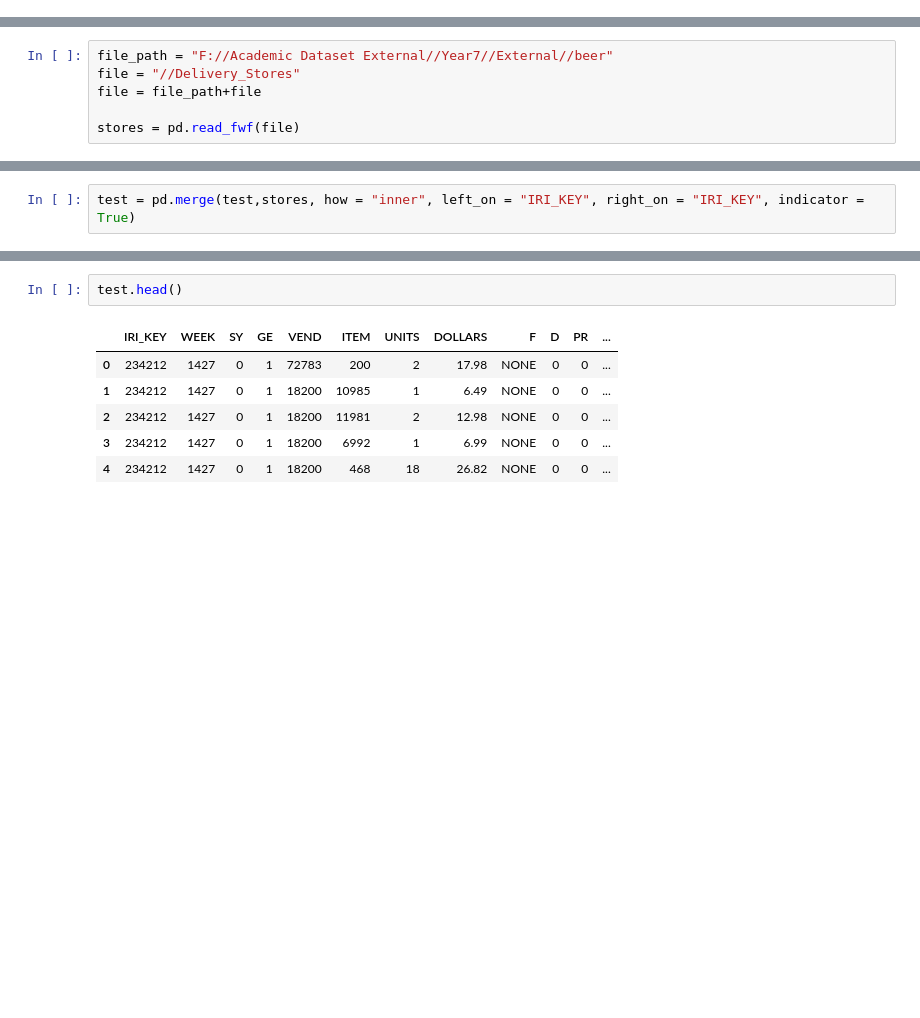
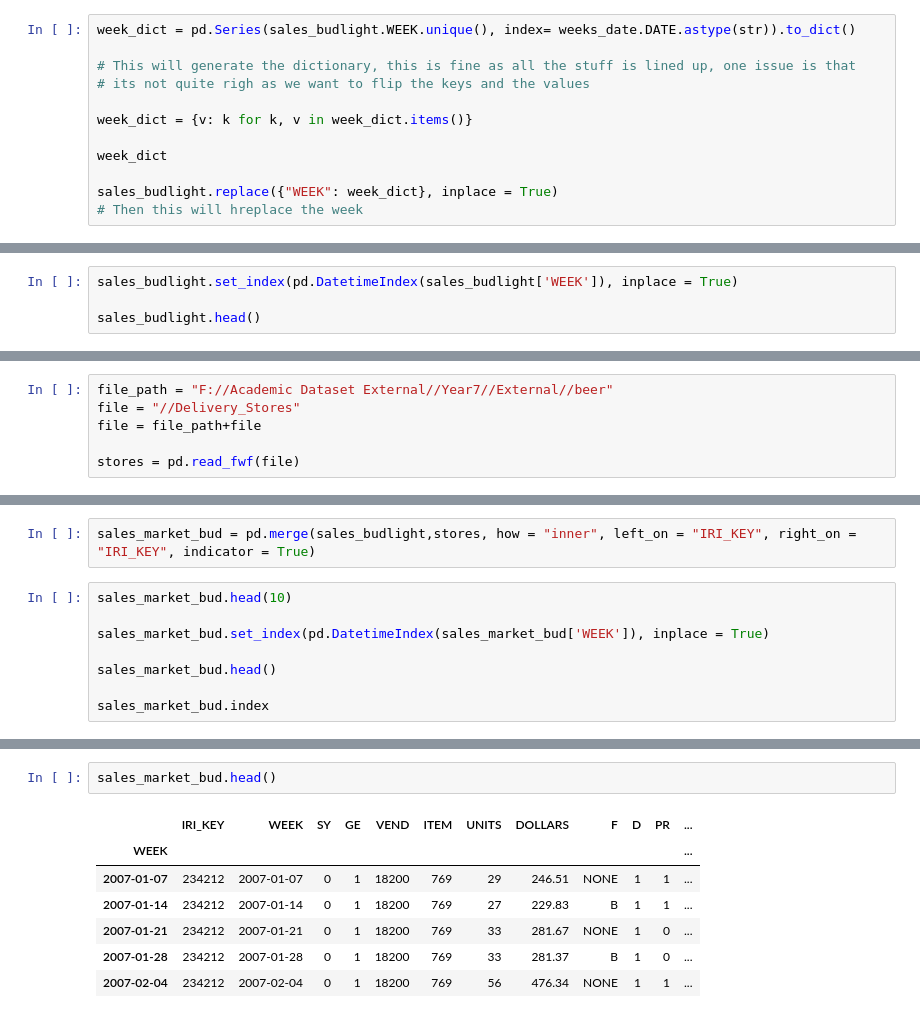
Before and after one commit to mwaugh0328/Data_Bootcamp_Fall_2017, a Jupyter notebook: data_bootcamp_1211/IRI_price_data.ipynb, the cells around one changed output, grey strips where cells are left out. Saved outputs shown, nothing was run; the diff lists cells and outputs as text; blank space fills up the shorter version.

```diff
--- a/data_bootcamp_1211/IRI_price_data.ipynb
+++ b/data_bootcamp_1211/IRI_price_data.ipynb
@@ -43 +276,13 @@ test[test.ITEM == 8337]
+# %%
+week_dict = pd.Series(sales_budlight.WEEK.unique(), index= weeks_date.DATE.astype(str)).to_dict()
+
+# This will generate the dictionary, this is fine as all the stuff is lined up, one issue is that
+# its not quite righ as we want to flip the keys and the values
+
+week_dict = {v: k for k, v in week_dict.items()}
+
+week_dict
+
+sales_budlight.replace({"WEEK": week_dict}, inplace = True)
+# Then this will hreplace the week
 # %%
@@ -51,0 +299,4 @@ test.head()
+# %%
+sales_budlight.set_index(pd.DatetimeIndex(sales_budlight['WEEK']), inplace = True)
+
+sales_budlight.head()
@@ -164,2 +425,10 @@ beer[beer.L5 == 'BUD LIGHT']
 # %%
-test = pd.merge(test,stores, how = "inner", left_on = "IRI_KEY", right_on = "IRI_KEY", indicator = True)
+sales_market_bud = pd.merge(sales_budlight,stores, how = "inner", left_on = "IRI_KEY", right_on = "IRI_KEY", indicator = True)
+# %%
+sales_market_bud.head(10)
+
+sales_market_bud.set_index(pd.DatetimeIndex(sales_market_bud['WEEK']), inplace = True)
+
+sales_market_bud.head()
+
+sales_market_bud.index
@@ -166,9 +444,10 @@ test = pd.merge(test,stores, how = "inner", left_on = "IRI_KEY", right_on = "IRI
 # %%
-test.head()
+sales_market_bud.head()
 # %% [output]
 |  | IRI_KEY | WEEK | SY | GE | VEND | ITEM | UNITS | DOLLARS | F | D | PR | ... |
-| 0 | 234212 | 1427 | 0 | 1 | 72783 | 200 | 2 | 17.98 | NONE | 0 | 0 | ... |
-| 1 | 234212 | 1427 | 0 | 1 | 18200 | 10985 | 1 | 6.49 | NONE | 0 | 0 | ... |
-| 2 | 234212 | 1427 | 0 | 1 | 18200 | 11981 | 2 | 12.98 | NONE | 0 | 0 | ... |
-| 3 | 234212 | 1427 | 0 | 1 | 18200 | 6992 | 1 | 6.99 | NONE | 0 | 0 | ... |
-| 4 | 234212 | 1427 | 0 | 1 | 18200 | 468 | 18 | 26.82 | NONE | 0 | 0 | ... |
+| WEEK |  |  |  |  |  |  |  |  |  |  |  | ... |
+| 2007-01-07 | 234212 | 2007-01-07 | 0 | 1 | 18200 | 769 | 29 | 246.51 | NONE | 1 | 1 | ... |
+| 2007-01-14 | 234212 | 2007-01-14 | 0 | 1 | 18200 | 769 | 27 | 229.83 | B | 1 | 1 | ... |
+| 2007-01-21 | 234212 | 2007-01-21 | 0 | 1 | 18200 | 769 | 33 | 281.67 | NONE | 1 | 0 | ... |
+| 2007-01-28 | 234212 | 2007-01-28 | 0 | 1 | 18200 | 769 | 33 | 281.37 | B | 1 | 0 | ... |
+| 2007-02-04 | 234212 | 2007-02-04 | 0 | 1 | 18200 | 769 | 56 | 476.34 | NONE | 1 | 1 | ... |
```
Also changed, not shown: parts of 53 cells of this notebook.
